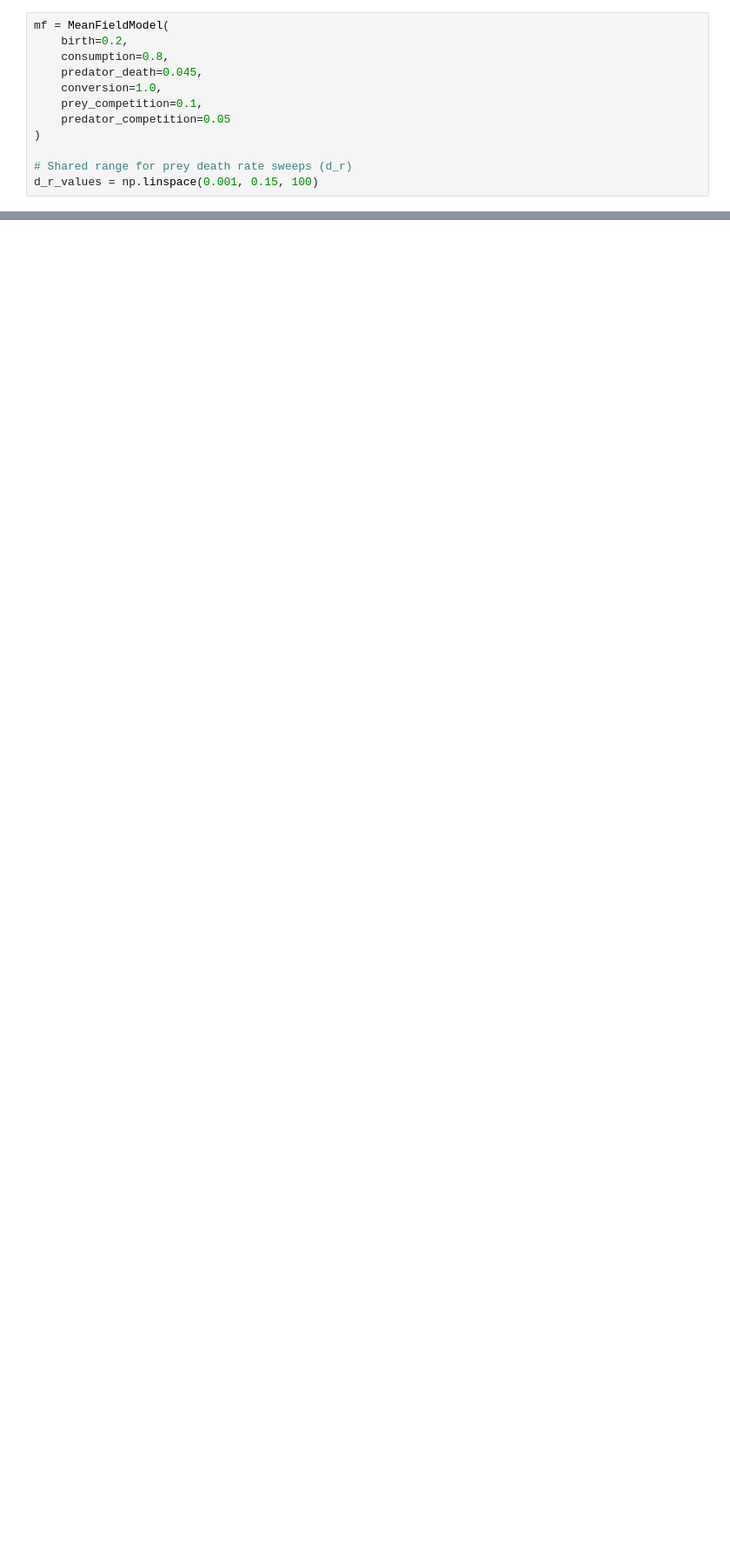
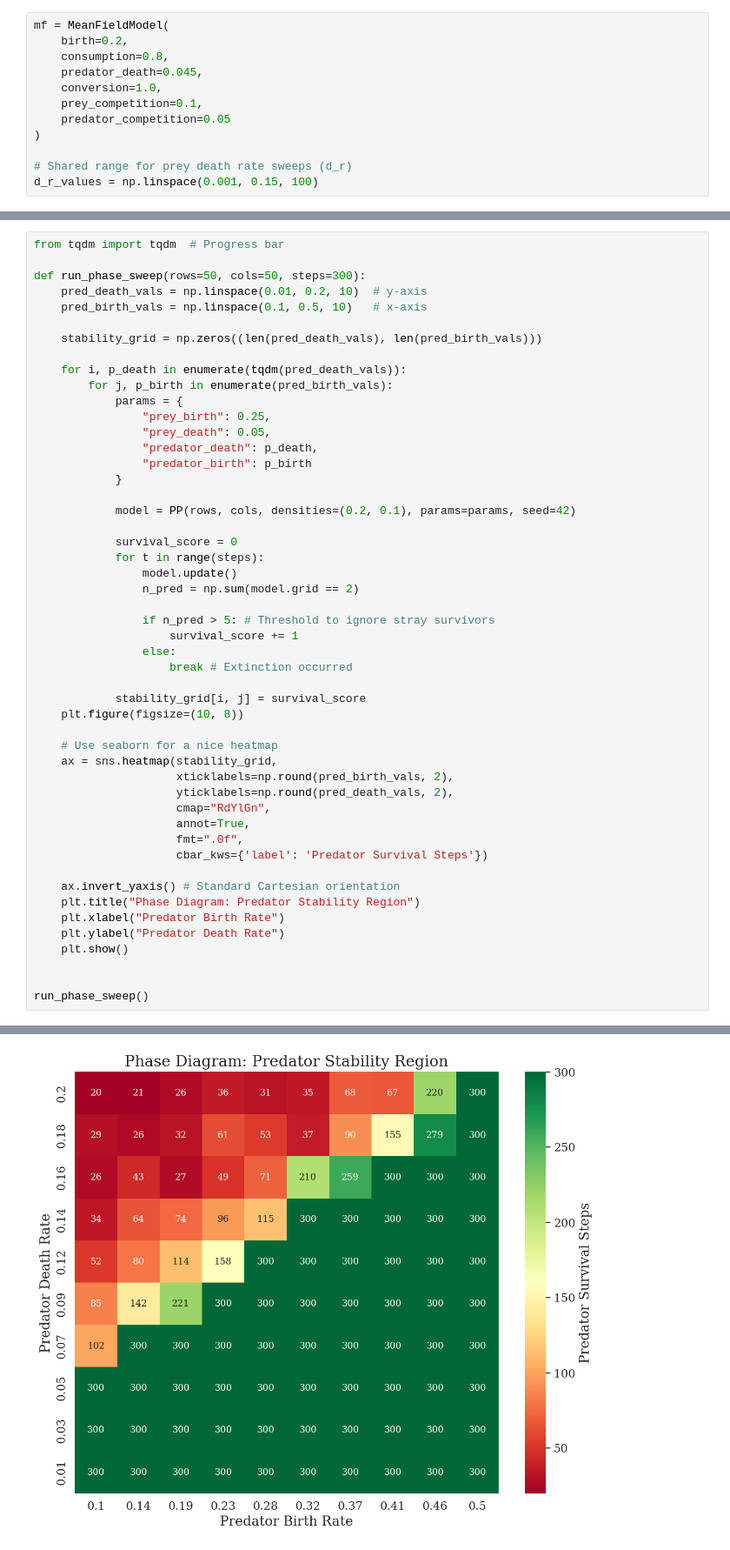
Before and after one commit to codegithubka/CSS_Project, a Jupyter notebook: notebooks/mf.ipynb, the cells around one changed output, grey strips where cells are left out. Shown at 87% size. Saved outputs shown, nothing was run; the diff lists cells and outputs as text; blank space fills up the shorter version.

Commit message:
PP heatmap

```diff
--- a/notebooks/mf.ipynb
+++ b/notebooks/mf.ipynb
@@ -124,0 +129,51 @@ plt.show()
+# %%
+from tqdm import tqdm  # Progress bar
+
+def run_phase_sweep(rows=50, cols=50, steps=300):
+    pred_death_vals = np.linspace(0.01, 0.2, 10)  # y-axis
+    pred_birth_vals = np.linspace(0.1, 0.5, 10)   # x-axis
+
+    stability_grid = np.zeros((len(pred_death_vals), len(pred_birth_vals)))
+
+    for i, p_death in enumerate(tqdm(pred_death_vals)):
+        for j, p_birth in enumerate(pred_birth_vals):
+            params = {
+                "prey_birth": 0.25,
+                "prey_death": 0.05,
+                "predator_death": p_death,
+                "predator_birth": p_birth
+            }
+
+            model = PP(rows, cols, densities=(0.2, 0.1), params=params, seed=42)
+
+            survival_score = 0
+            for t in range(steps):
+                model.update()
+                n_pred = np.sum(model.grid == 2)
+
+                if n_pred > 5: # Threshold to ignore stray survivors
+                    survival_score += 1
+                else:
+                    break # Extinction occurred
+
+            stability_grid[i, j] = survival_score
+    plt.figure(figsize=(10, 8))
+
+    # Use seaborn for a nice heatmap
+    ax = sns.heatmap(stability_grid,
+                     xticklabels=np.round(pred_birth_vals, 2),
+                     yticklabels=np.round(pred_death_vals, 2),
+                     cmap="RdYlGn",
+                     annot=True,
+                     fmt=".0f",
+                     cbar_kws={'label': 'Predator Survival Steps'})
+
+    ax.invert_yaxis() # Standard Cartesian orientation
+    plt.title("Phase Diagram: Predator Stability Region")
+    plt.xlabel("Predator Birth Rate")
+    plt.ylabel("Predator Death Rate")
+    plt.show()
+
+
+run_phase_sweep()
+# %% [output]
@@ -124,0 +181 @@ plt.show()
+[figure, added]
```
Also changed, not shown: parts of 3 cells of this notebook, 3 other files.
